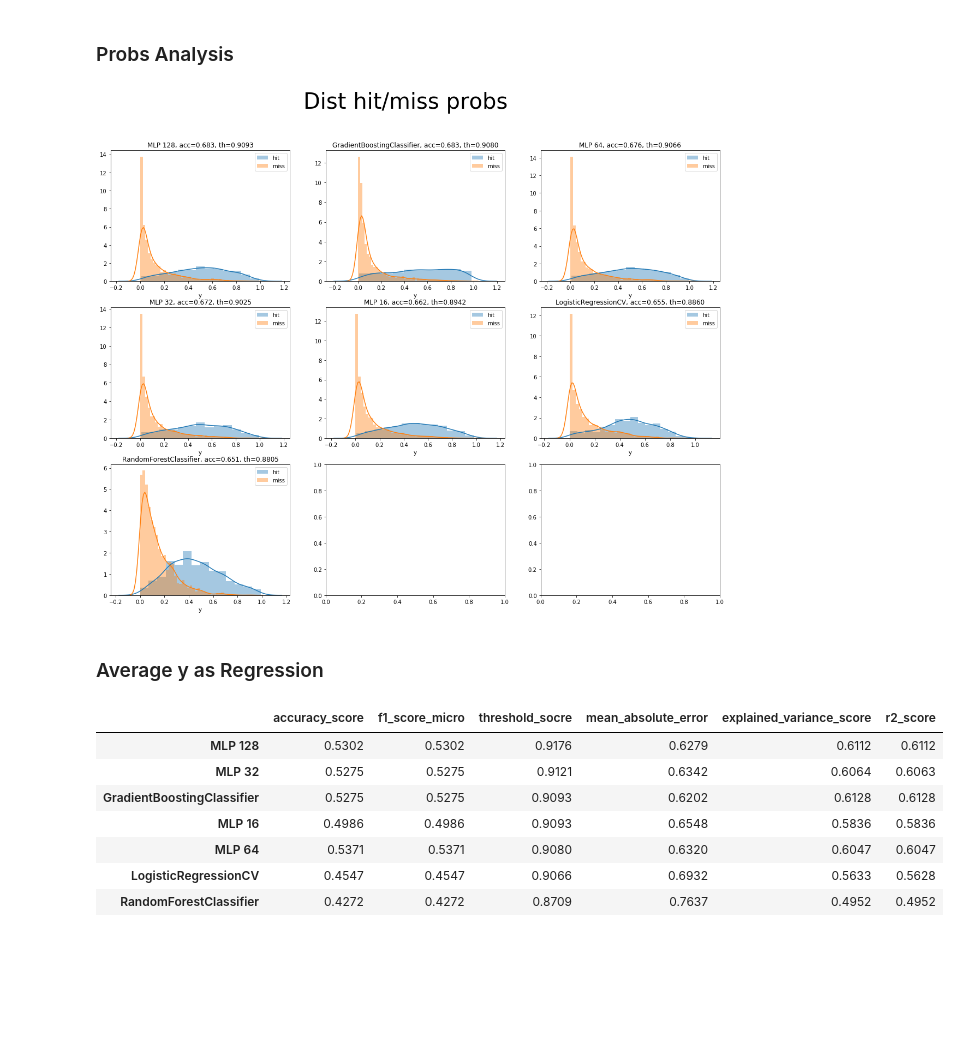
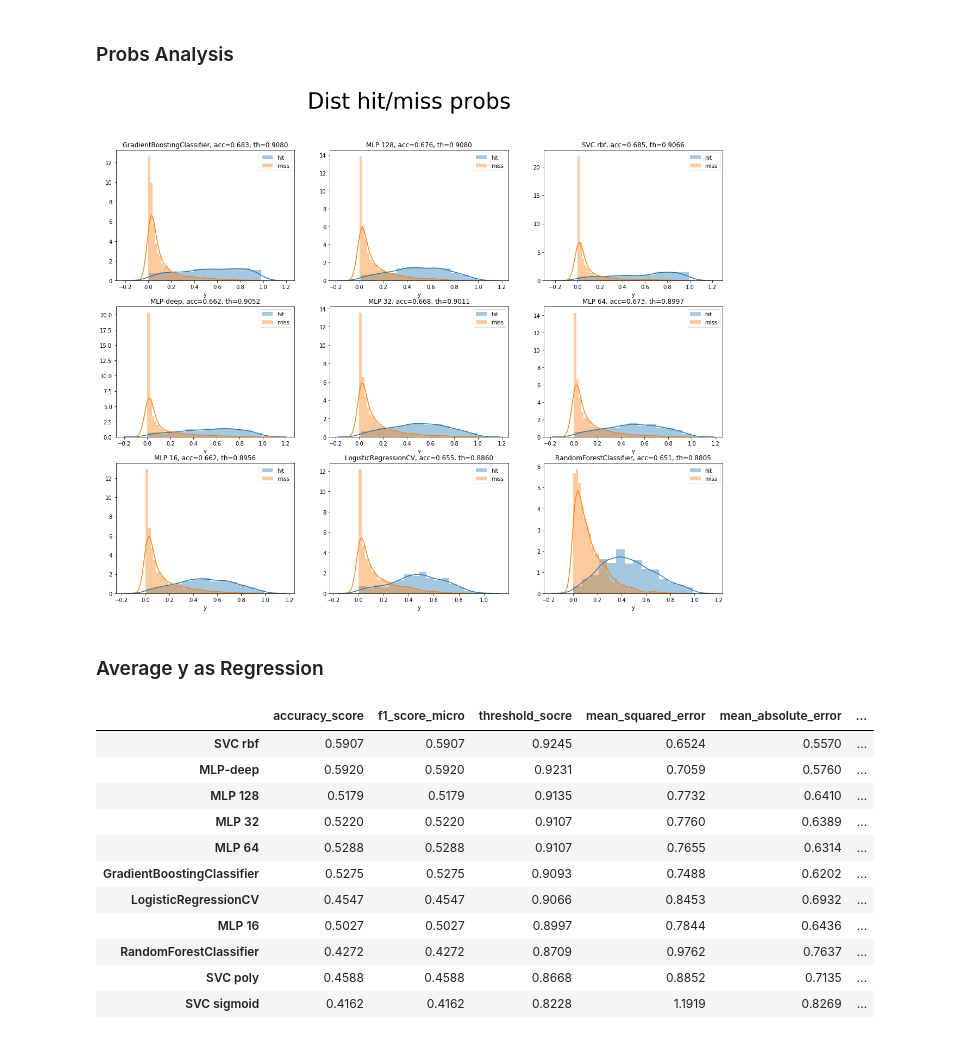
Before and after one commit to shlomihod/deep-text-eval, a Jupyter notebook: features2prediction/weebit/classification.ipynb, the cells around one changed output. Cells and saved outputs as stored; diff of their text form; code cells hidden in the pictures; blank space fills up the shorter version.

```diff
--- a/features2prediction/weebit/classification.ipynb
+++ b/features2prediction/weebit/classification.ipynb
@@ -29,18 +29,14 @@ def train_classification_model(model_class, X_train, y_train, model_params={}, h
 
     name = model_class.__name__
 
-    if 'kernal' in model_params:
+    if 'kernel' in model_params:
         name += ' ' + model_params['kernel']
-    #if model_params:
-    #    name += ' ' + str(model_params)
 
     model = model_class(random_state=42, **model_params)
     if hyperparameters_grid:
         model = GridSearchCV(model, hyperparameters_grid)
-        # name += ' GridCV'
 
     model.fit(X_train, y_train)
-
 
     return name, model
 
@@ -52,9 +48,9 @@ models = dict([train_classification_model(model_class, X_train, y_train, model_p
                                      tqdm([
                                          (LogisticRegressionCV, {},  {}),
                                          (LinearSVC, {}, {'C': Cs}),
-                                         (SVC, {'kernel': 'rbf'}, {'C': Cs}),
-                                         (SVC, {'kernel': 'poly'}, {'C': Cs}),
-                                         (SVC, {'kernel': 'sigmoid'}, {'C': Cs}),
+                                         (SVC, {'kernel': 'rbf', 'probability': True}, {'C': Cs}),
+                                         (SVC, {'kernel': 'poly', 'probability': True}, {'C': Cs}),
+                                         (SVC, {'kernel': 'sigmoid', 'probability': True}, {'C': Cs}),
                                          (RandomForestClassifier, {}, {'n_estimators': range(10, 101, 10),
                                                                   'max_features': ['auto', 'sqrt'],
                                                                   'max_depth': range(10, 101, 10)}),
@@ -84,7 +80,19 @@ def train_mlp(units):
 models['MLP 16'] = train_mlp(16)
 models['MLP 32'] = train_mlp(32)
 models['MLP 64'] = train_mlp(64)
-models['MLP 128'] = train_mlp(238)
+models['MLP 128'] = train_mlp(128)
+# %%
+deep_model = Sequential()
+deep_model.add(Dense(256, input_shape=(n_features,), activation='relu', kernel_regularizer=regularizers.l2(0.01)))
+deep_model.add(Dense(128, activation='relu', kernel_regularizer=regularizers.l2(0.01)))
+deep_model.add(Dense(64, activation='relu', kernel_regularizer=regularizers.l2(0.01)))
+deep_model.add(Dense(5, activation='softmax', kernel_regularizer=regularizers.l2(0.01)))
+
+deep_model.compile(optimizer='rmsprop', loss='categorical_crossentropy', metrics=['accuracy'])
+
+deep_model.fit(X_train, y_train_onehot, epochs=100, verbose=0)
+
+models['MLP-deep'] = deep_model
 # %% [markdown]
 ## Evaluation
 # %%
@@ -135,7 +146,7 @@ summary_evaluation_df
 # %%
 summary_evaluation_df.to_excel('classification_evaluation.xlsx')
 # %%
-f, axes = plt.subplots(3, 3, figsize=(20, 15))
+f, axes = plt.subplots(4, 3, figsize=(20, 20))
 axes = itertools.chain(*axes)
 for (name, r), ax in zip(evaluation_df.iterrows(), axes):
     cm = r['confusion_matrix']
@@ -179,7 +190,7 @@ for ax in axes:
 
 f.suptitle('Dist hit/miss probs', fontsize=40);
 # %% [output]
-[figure, old version]
+[figure, new version]
 # %% [markdown]
 ### Average y as Regression
 # %%
@@ -224,17 +234,21 @@ evaluation_df = pd.DataFrame({name: calc_metrics(model, X_test, y_test) for name
                              if name not in ['LinearSVC', 'SVC']}).transpose()
 evaluation_df = evaluation_df.sort_values('threshold_socre', ascending=False)
 # %%
-summary_evaluation_df = (evaluation_df[['accuracy_score', 'f1_score_micro', 'threshold_socre', 'mean_absolute_error', 'explained_variance_score', 'r2_score']]
+summary_evaluation_df = (evaluation_df[['accuracy_score', 'f1_score_micro', 'threshold_socre', 'mean_squared_error', 'mean_absolute_error', 'explained_variance_score', 'r2_score']]
      .astype(float).round(4))
 summary_evaluation_df
 # %% [output]
-|  | accuracy_score | f1_score_micro | threshold_socre | mean_absolute_error | explained_variance_score | r2_score |
-| MLP 128 | 0.5302 | 0.5302 | 0.9176 | 0.6279 | 0.6112 | 0.6112 |
-| MLP 32 | 0.5275 | 0.5275 | 0.9121 | 0.6342 | 0.6064 | 0.6063 |
-| GradientBoostingClassifier | 0.5275 | 0.5275 | 0.9093 | 0.6202 | 0.6128 | 0.6128 |
-| MLP 16 | 0.4986 | 0.4986 | 0.9093 | 0.6548 | 0.5836 | 0.5836 |
-| MLP 64 | 0.5371 | 0.5371 | 0.9080 | 0.6320 | 0.6047 | 0.6047 |
-| LogisticRegressionCV | 0.4547 | 0.4547 | 0.9066 | 0.6932 | 0.5633 | 0.5628 |
-| RandomForestClassifier | 0.4272 | 0.4272 | 0.8709 | 0.7637 | 0.4952 | 0.4952 |
+|  | accuracy_score | f1_score_micro | threshold_socre | mean_squared_error | mean_absolute_error | ... |
+| SVC rbf | 0.5907 | 0.5907 | 0.9245 | 0.6524 | 0.5570 | ... |
+| MLP-deep | 0.5920 | 0.5920 | 0.9231 | 0.7059 | 0.5760 | ... |
+| MLP 128 | 0.5179 | 0.5179 | 0.9135 | 0.7732 | 0.6410 | ... |
+| MLP 32 | 0.5220 | 0.5220 | 0.9107 | 0.7760 | 0.6389 | ... |
+| MLP 64 | 0.5288 | 0.5288 | 0.9107 | 0.7655 | 0.6314 | ... |
+| GradientBoostingClassifier | 0.5275 | 0.5275 | 0.9093 | 0.7488 | 0.6202 | ... |
+| LogisticRegressionCV | 0.4547 | 0.4547 | 0.9066 | 0.8453 | 0.6932 | ... |
+| MLP 16 | 0.5027 | 0.5027 | 0.8997 | 0.7844 | 0.6436 | ... |
+| RandomForestClassifier | 0.4272 | 0.4272 | 0.8709 | 0.9762 | 0.7637 | ... |
+| SVC poly | 0.4588 | 0.4588 | 0.8668 | 0.8852 | 0.7135 | ... |
+| SVC sigmoid | 0.4162 | 0.4162 | 0.8228 | 1.1919 | 0.8269 | ... |
 # %%
 summary_evaluation_df.to_excel('probs_avg_classification_evaluation.xlsx')
```
Also changed, not shown: parts of 3 cells of this notebook, 9 other files.
